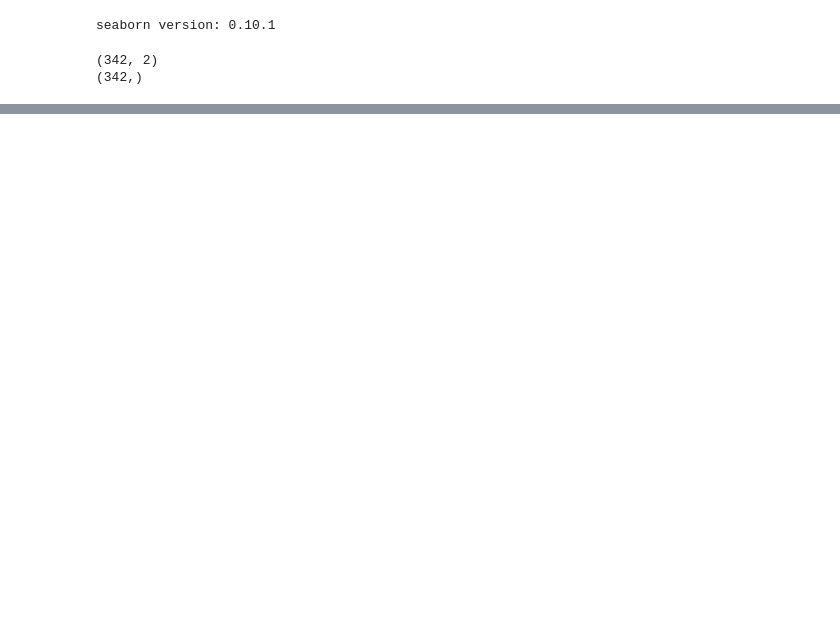
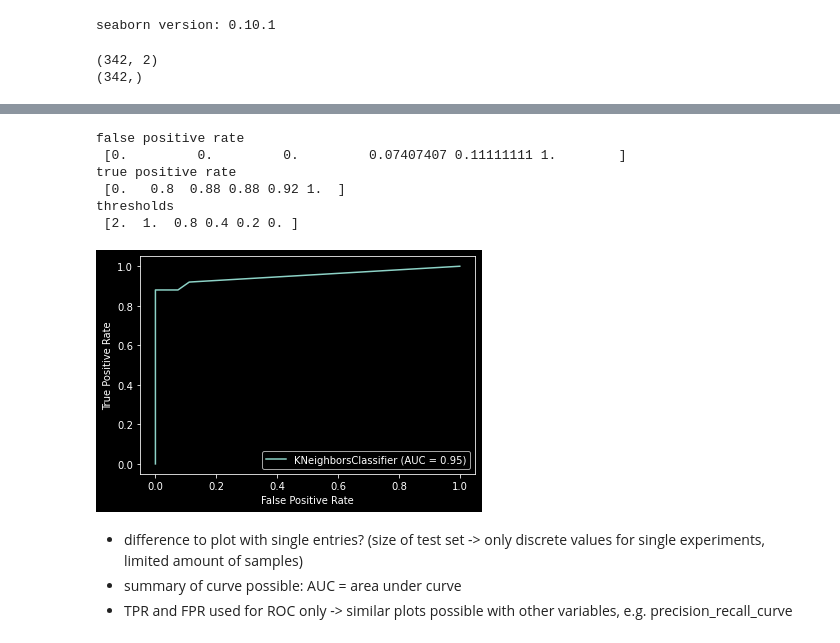
Before and after one commit to deeplearning540/deeplearning540.github.io, a Jupyter notebook: source/lesson04/script.ipynb, the cells around one changed output, grey strips where cells are left out. Saved outputs shown, nothing was run; the diff lists cells and outputs as text; code cells hidden in the pictures; blank space fills up the shorter version.

```diff
--- a/source/lesson04/script.ipynb
+++ b/source/lesson04/script.ipynb
@@ -80,0 +38,8 @@ species_ encoding:
+# %%
+print(df.shape)
+print((df.species_.cat.codes < 1).shape)
+
+#create binary column
+df["is_adelie"] = (df.species_.cat.codes < 1).astype(np.int8)
+
+print(df.head())
@@ -300,0 +213,28 @@ our kNN algorithm produced a test f1 of 0.9032258064516129
+# %%
+from sklearn.metrics import roc_curve
+
+probs = kmeans.predict_proba(X_test)
+pos_pred_probs = probs[:,-1]
+
+fpr, tpr, thr = roc_curve(y_test, pos_pred_probs)
+
+print('false positive rate\n',fpr)
+print('true positive rate\n',tpr)
+print('thresholds\n',thr)
+# %% [output]
+false positive rate
+ [0.         0.         0.         0.07407407 0.11111111 1.        ]
+true positive rate
+ [0.   0.8  0.88 0.88 0.92 1.  ]
+thresholds
+ [2.  1.  0.8 0.4 0.2 0. ]
+# %%
+from sklearn.metrics import plot_roc_curve
+
+roc = plot_roc_curve(kmeans, X_test, y_test)
+# %% [output]
+[figure, added]
+# %% [markdown]
+- difference to plot with single entries? (size of test set -> only discrete values for single experiments, limited amount of samples)
+- summary of curve possible: AUC = area under curve
+- TPR and FPR used for ROC only -> similar plots possible with other variables, e.g. precision_recall_curve
```
Also changed, not shown: parts of 50 cells of this notebook.
